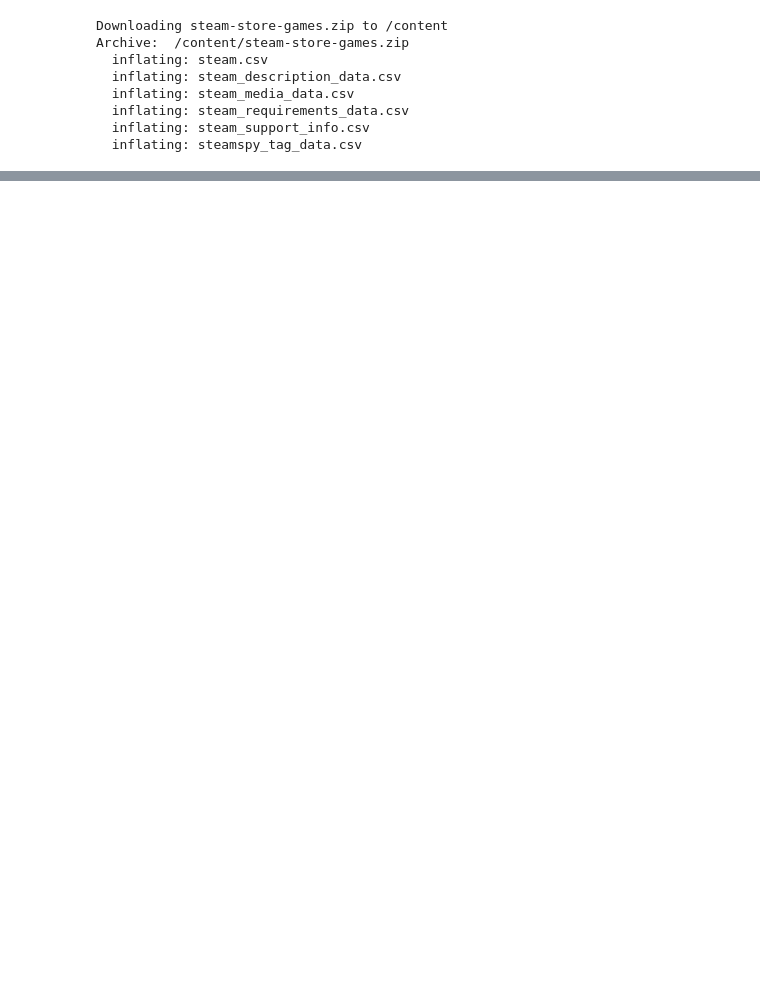
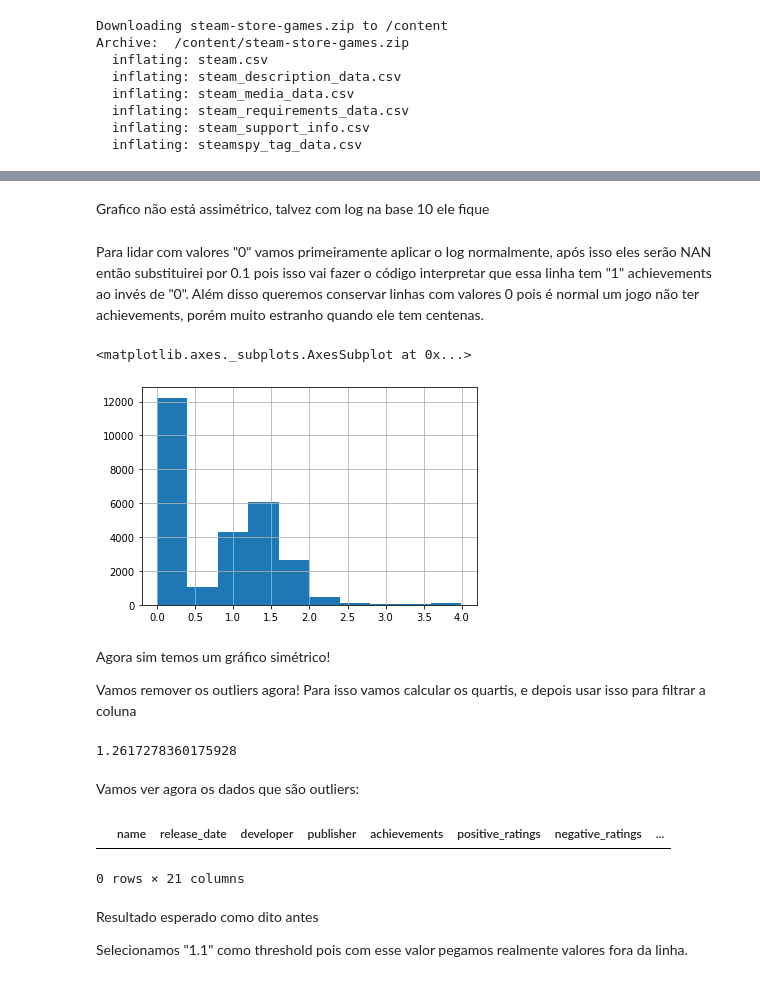
Before and after one commit to vxima/CienciaDeDados, a Jupyter notebook: SteamGames.ipynb, the cells around one changed output, grey strips where cells are left out. Saved outputs shown, nothing was run; the diff lists cells and outputs as text; code cells hidden in the pictures; blank space fills up the shorter version.

```diff
--- a/SteamGames.ipynb
+++ b/SteamGames.ipynb
@@ -98,0 +947,35 @@ Index(['appid', 'name', 'release_date', 'english', 'developer', 'publisher',
+# %% [markdown]
+Grafico não está assimétrico, talvez com log na base 10 ele fique
+# %% [markdown]
+Para lidar com valores "0" vamos primeiramente aplicar o log normalmente, após isso eles serão NAN então substituirei por 0.1 pois isso vai fazer o código interpretar que essa linha tem "1" achievements ao invés de "0". Além disso queremos conservar linhas com valores 0 pois é normal um jogo não ter achievements, porém muito estranho quando ele tem centenas.
+# %%
+steam_uni_bi['achievements_log'] = log10(steam_uni_bi[steam_uni_bi['achievements'] != 0]['achievements'])
+
+steam_uni_bi['achievements_log'] = steam_uni_bi['achievements_log'].fillna(0.1)
+
+steam_uni_bi['achievements_log'].hist()
+# %% [output]
+<matplotlib.axes._subplots.AxesSubplot at 0x...>
+[figure, added]
+# %% [markdown]
+Agora sim temos um gráfico simétrico!
+
+Vamos remover os outliers agora! Para isso vamos calcular os quartis, e depois usar isso para filtrar a coluna
+# %%
+q1 = steam_uni_bi['achievements_log'].quantile(q=0.25)
+q3 = steam_uni_bi['achievements_log'].quantile(q=0.75)
+iqr = q3 - q1
+print(iqr)
+# %% [output]
+1.2617278360175928
+# %% [markdown]
+Vamos ver agora os dados que são outliers:
+# %%
+steam_uni_bi[steam_uni_bi['achievements_log'] < (q1-1.5*iqr)]
+# %% [output]
+|  | name | release_date | developer | publisher | achievements | positive_ratings | negative_ratings | ... |
+0 rows × 21 columns
+# %% [markdown]
+Resultado esperado como dito antes
+
+Selecionamos "1.1" como threshold pois com esse valor pegamos realmente valores fora da linha.
```
Also changed, not shown: parts of 235 cells of this notebook.
